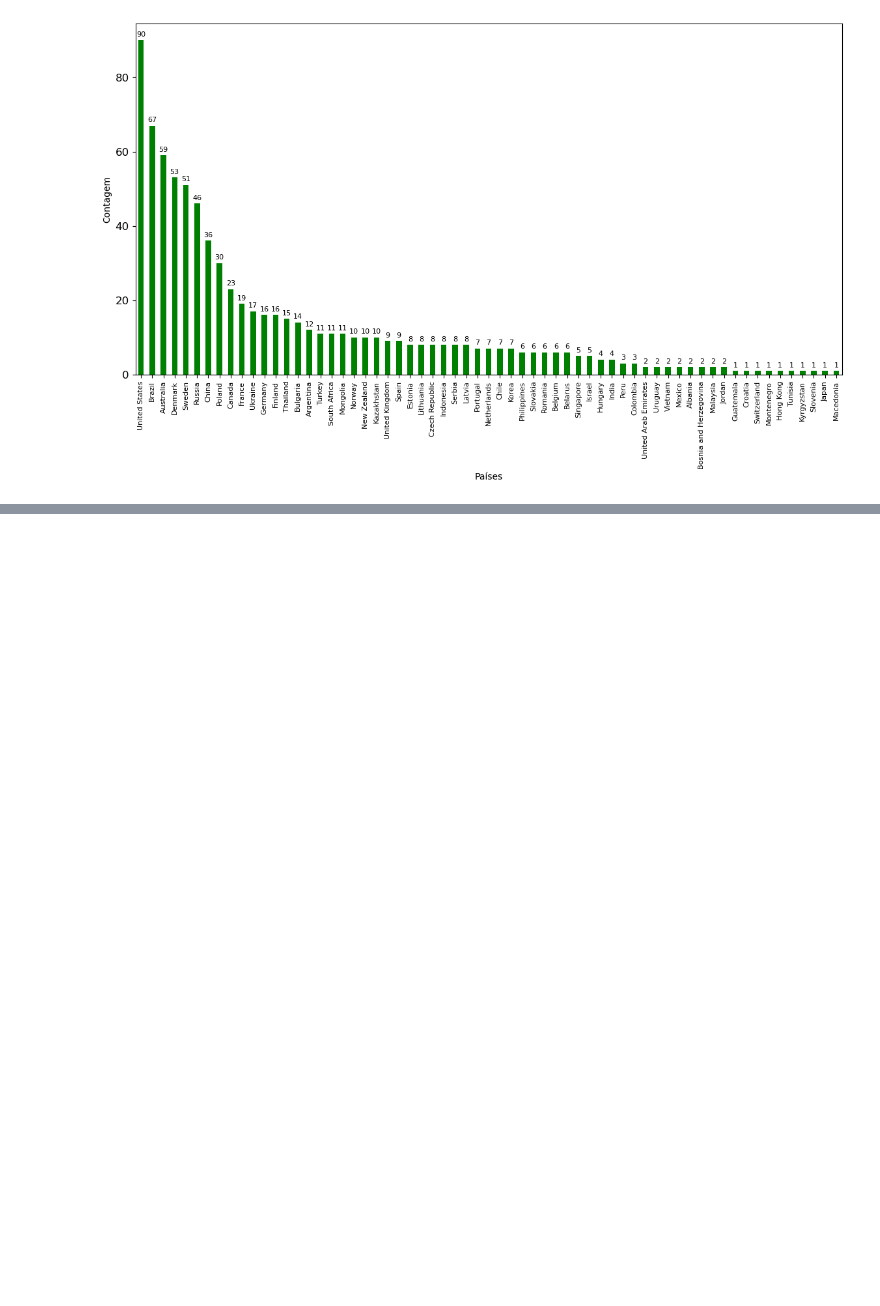
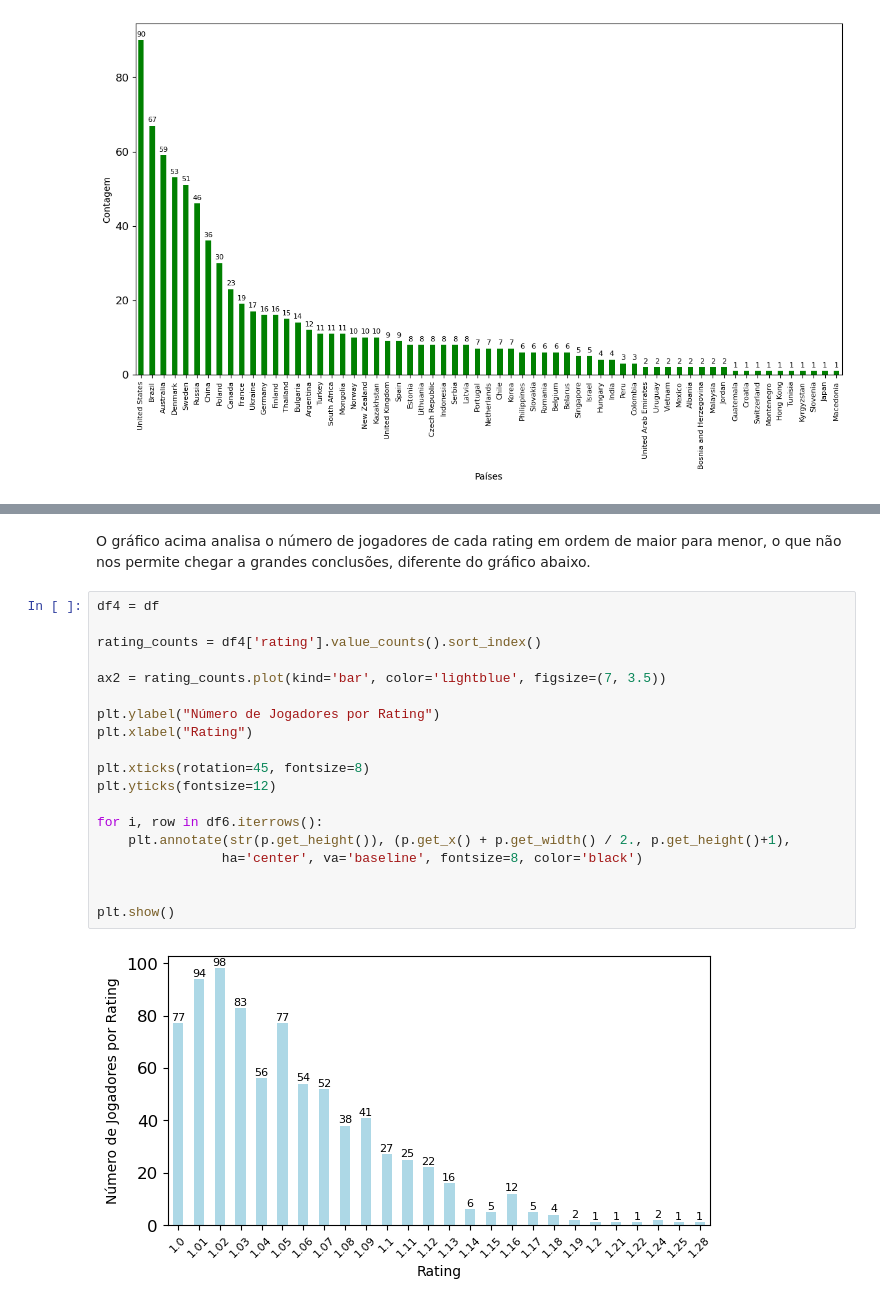
Before and after one commit to detauportuno/CSGO_Analise, a Jupyter notebook: CSGO_analise.ipynb, the cells around one changed output, grey strips where cells are left out. Saved outputs shown, nothing was run; the diff lists cells and outputs as text; blank space fills up the shorter version.

```diff
--- a/CSGO_analise.ipynb
+++ b/CSGO_analise.ipynb
@@ -153,0 +177,23 @@ plt.show()
+# %% [markdown]
+O gráfico acima analisa o número de jogadores de cada rating em ordem de maior para menor, o que não nos permite chegar a grandes conclusões, diferente do gráfico abaixo.
+# %%
+df4 = df
+
+rating_counts = df4['rating'].value_counts().sort_index()
+
+ax2 = rating_counts.plot(kind='bar', color='lightblue', figsize=(7, 3.5))
+
+plt.ylabel("Número de Jogadores por Rating")
+plt.xlabel("Rating")
+
+plt.xticks(rotation=45, fontsize=8)
+plt.yticks(fontsize=12)
+
+for i, row in df6.iterrows():
+    plt.annotate(str(p.get_height()), (p.get_x() + p.get_width() / 2., p.get_height()+1),
+                ha='center', va='baseline', fontsize=8, color='black')
+
+
+plt.show()
+# %% [output]
+[figure, added]
```
Also changed, not shown: parts of 11 cells of this notebook.
